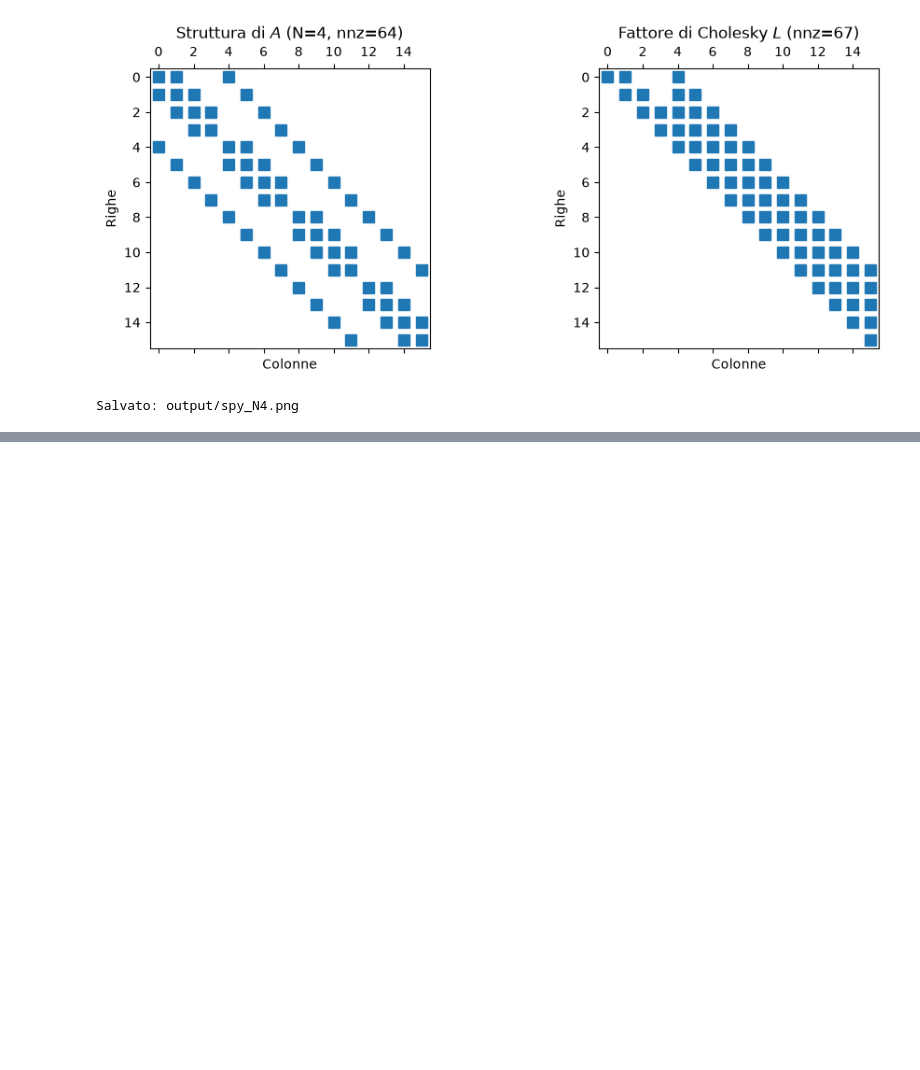
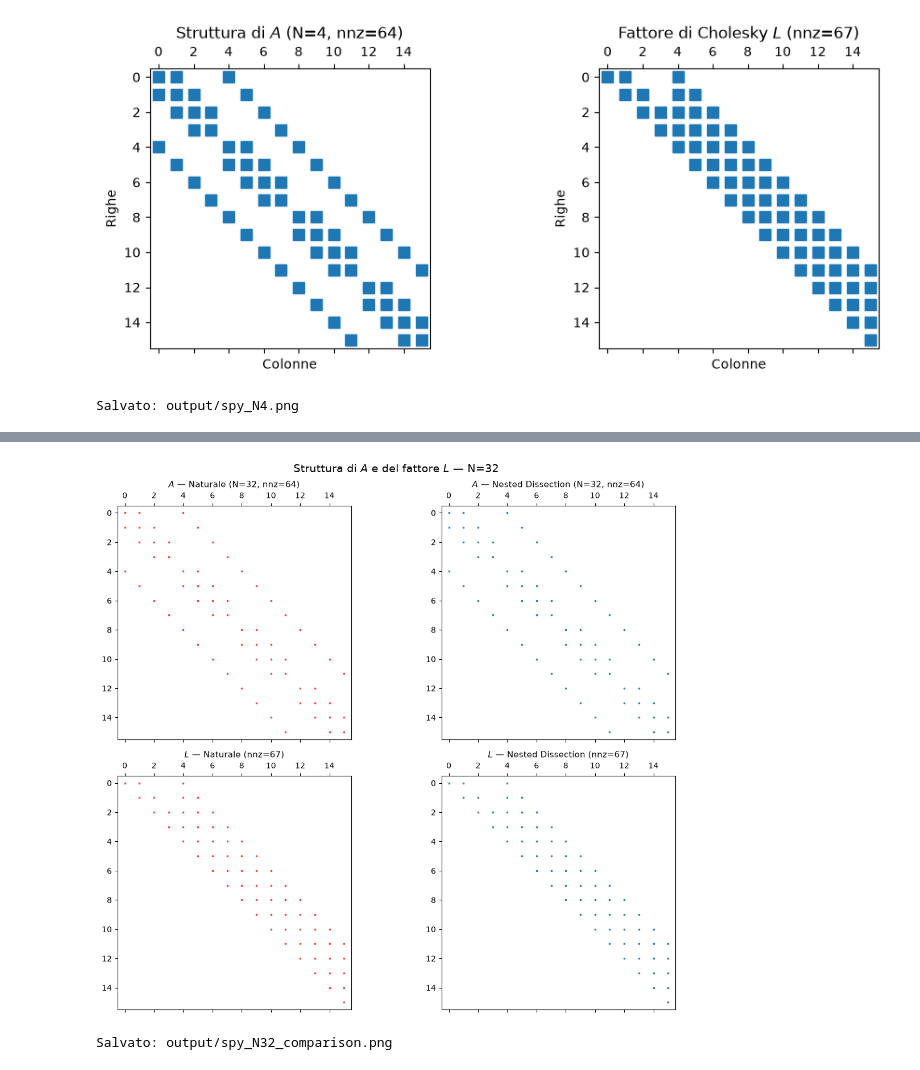
Before and after one commit to Giosue-tanz/Equazione-del-calore-2D-e-riordinamento-nelle-fattorizzazioni-Cholesky, a Jupyter notebook: notebook/solver.ipynb, the cells around one changed output, grey strips where cells are left out. Saved outputs shown, nothing was run; the diff lists cells and outputs as text; code cells hidden in the pictures; blank space fills up the shorter version.

```diff
--- a/notebook/solver.ipynb
+++ b/notebook/solver.ipynb
@@ -182,0 +413,29 @@ Salvato: output/spy_N4.png
+# %%
+# ── Cella 11 — Spy plot per N=32: naturale vs nested dissection ───────────────
+
+fig, axes = plt.subplots(2, 2, figsize=(12, 10))
+
+for col, (label, use_reorder, color) in enumerate([
+    ("Naturale",         False, "#e74c3c"),
+    ("Nested Dissection", True, "#2980b9")
+]):
+    run_pipeline(32, use_reorder, bordo=0)
+    A32 = read_A(OUTPUT / "A.txt")
+    b32 = read_rhs(OUTPUT / "rhs.txt")
+    neg_A32 = (-A32).tocsc()
+    L32 = my_cholesky(neg_A32)
+
+    axes[0, col].spy(A32, markersize=2, color=color)
+    axes[0, col].set_title(f"$A$ — {label} (N=32, nnz={A32.nnz})", fontsize=11)
+
+    axes[1, col].spy(L32, markersize=2, color=color)
+    axes[1, col].set_title(f"$L$ — {label} (nnz={L32.nnz})", fontsize=11)
+
+plt.suptitle("Struttura di $A$ e del fattore $L$ — N=32", fontsize=14)
+plt.tight_layout()
+plt.savefig(OUTPUT / "spy_N32_comparison.png", dpi=150, bbox_inches="tight")
+plt.show()
+print("Salvato: output/spy_N32_comparison.png")
+# %% [output]
+[figure, added]
+Salvato: output/spy_N32_comparison.png
```
Also changed, not shown: parts of 7 cells of this notebook.
